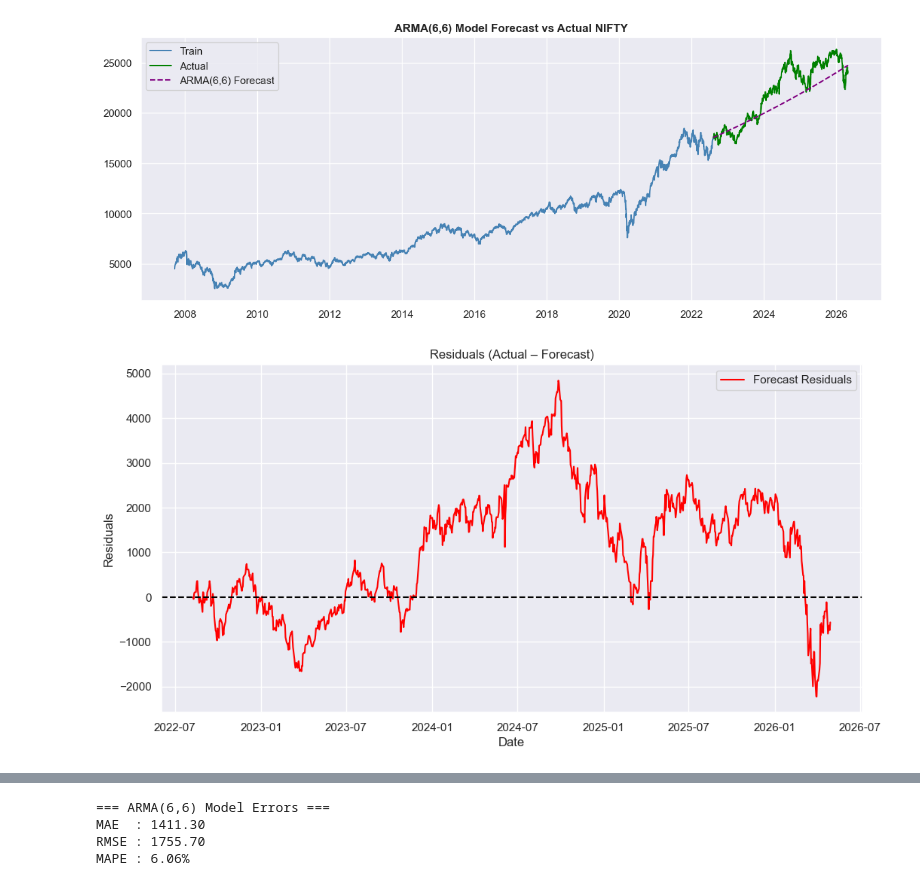
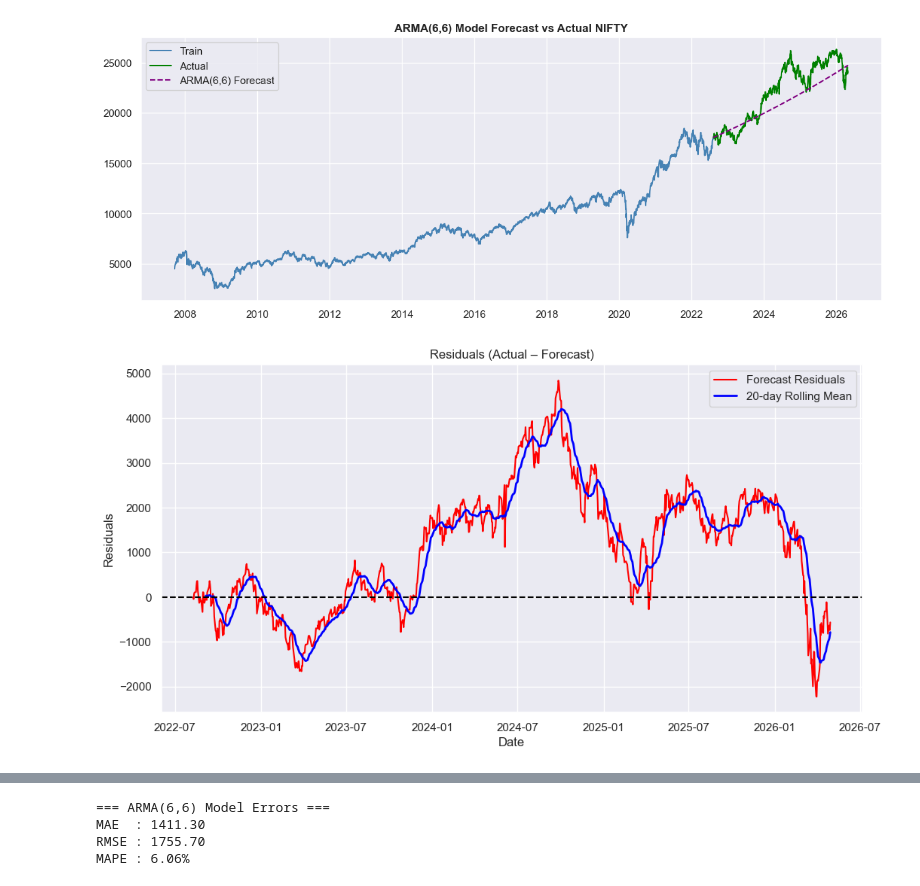
Before and after one commit to pradhumansoni/Time-Series-Analysis, a Jupyter notebook: Forecasting of Various Indexes/experiment_forecasting_nifty50.ipynb, the cells around one changed output, grey strips where cells are left out. Cells and saved outputs as stored; diff of their text form; code cells hidden in the pictures.

Commit message:
- updated a few codes to make them look and work better - Found the forecast Residuals on entire test data using ARIMA(1,1,1) and then by 10day and 20day rolling

```diff
--- a/Forecasting of Various Indexes/experiment_forecasting_nifty50.ipynb
+++ b/Forecasting of Various Indexes/experiment_forecasting_nifty50.ipynb
@@ -1642,22 +1642,26 @@ plt.show()
 # %%
 # Plotting Forecasting Residuals of ARMA(6,6) Model
 
+forecast_resid_arma_66 = nifty_test['price'] - nifty_test['arma_66_forecast']
 plt.figure(figsize=(12,6))
 
 # residual line
-plt.plot(nifty_test['price'] - nifty_test['arma_66_forecast'], color='red', label='Forecast Residuals')
+plt.plot(forecast_resid_arma_66, color='red', label='Forecast Residuals')
+
+# 30- day rolling mean To check the trend
+plt.plot(forecast_resid_arma_66.rolling(20).mean(), color='blue', label='20-day Rolling Mean', linewidth=2)
 
 # zero reference line
 plt.axhline(y=0, color='black', linestyle='--')
 
 # titles
 plt.title("Residuals (Actual – Forecast)")
 
 # labels
 plt.xlabel("Date")
 plt.ylabel("Residuals")
 
 plt.legend()
 plt.show()
 # %% [output]
-[figure, old version]
+[figure, new version]
```
Also changed, not shown: parts of 40 cells of this notebook.
